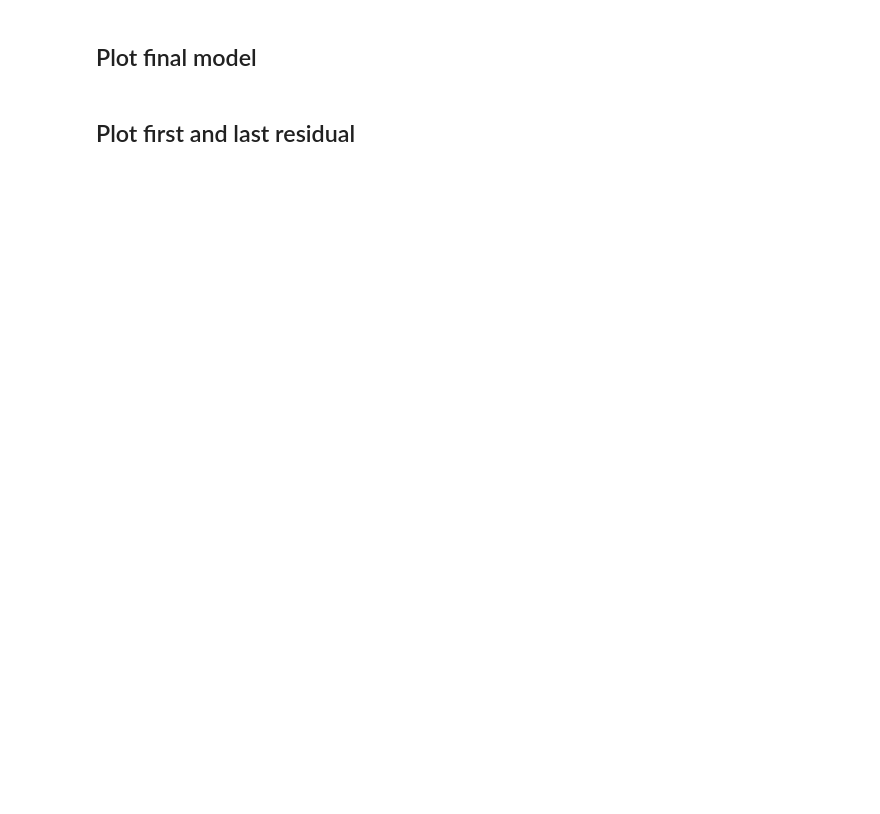
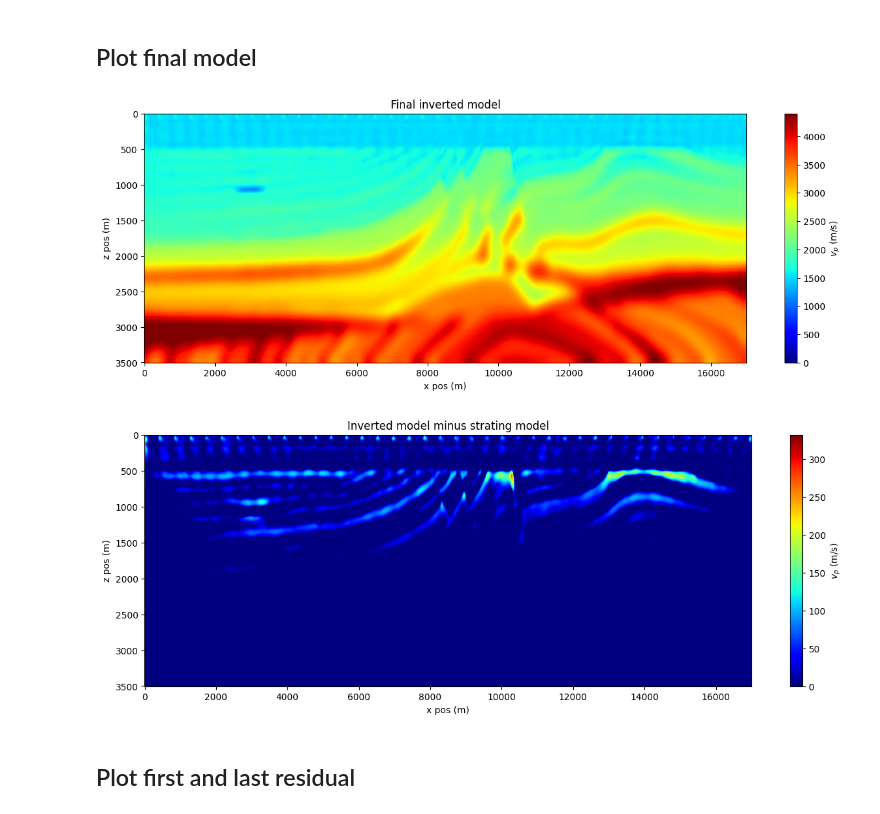
Before and after one commit to SEP-software/pyseis, a Jupyter notebook: examples/imaging_and_inversion/Marmousi_aco_fwi.ipynb, the cells around one changed output. Cells and saved outputs as stored; diff of their text form; code cells hidden in the pictures; blank space fills up the shorter version.

```diff
--- a/examples/imaging_and_inversion/Marmousi_aco_fwi.ipynb
+++ b/examples/imaging_and_inversion/Marmousi_aco_fwi.ipynb
@@ -238,14 +135,17 @@ ax.grid()
 # %% [markdown]
 ## Plot final model
 # %%
-plot_model(history['inv_mod'],
+plotting.plot_model(history['inv_mod'],
            title='Final inverted model',
            cbar=True)
 
-plot_model(history['inv_mod']-starting_model,
+plotting.plot_model(history['inv_mod']-starting_model,
            title='Inverted model minus strating model',
            cbar=True,
           pclip=100)
+# %% [output]
+[figure, added]
+[figure, added]
 # %% [markdown]
 ## Plot first and last residual
 # %%
```
Also changed, not shown: parts of 11 cells of this notebook, 2 other files.
